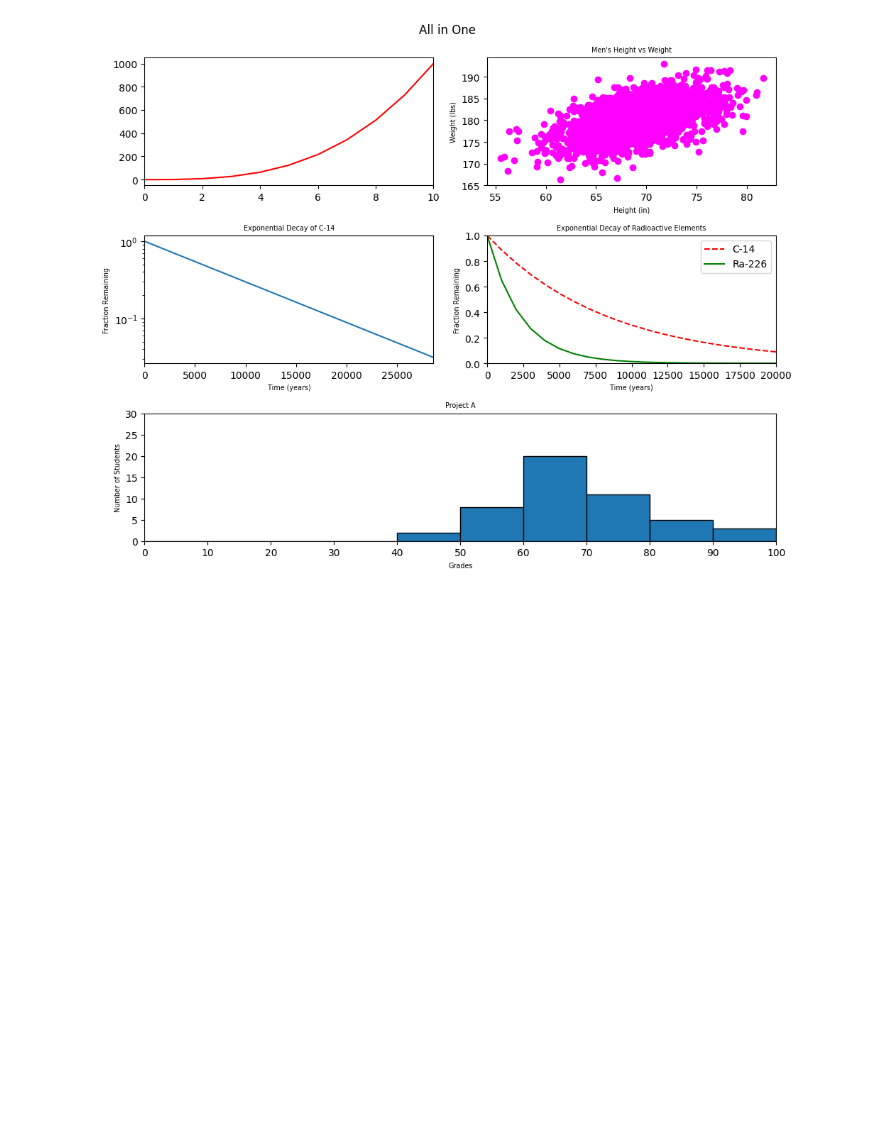
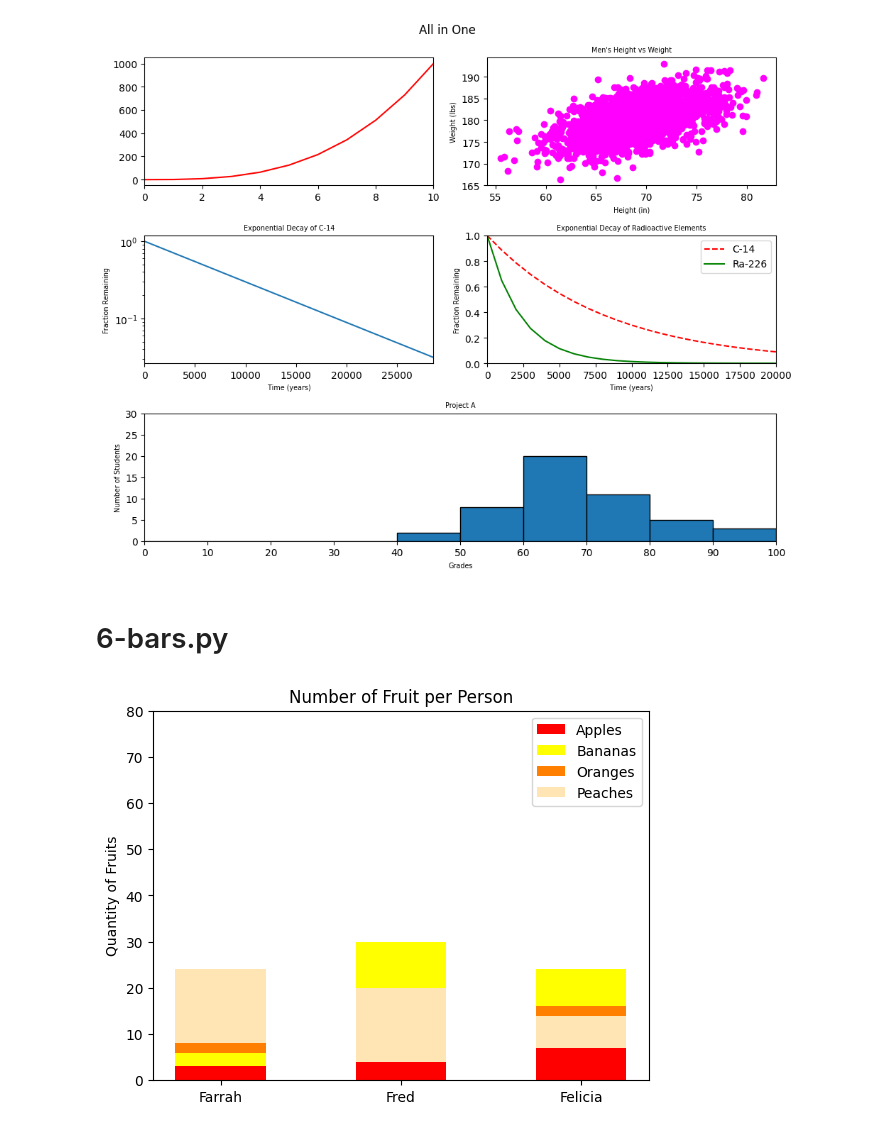
Before and after one commit to JCox924/atlas-machine_learning, a Jupyter notebook: math/plotting/test.ipynb, the cells around one changed output. Cells and saved outputs as stored; diff of their text form; code cells hidden in the pictures; blank space fills up the shorter version.

Commit message:
add final plot file

```diff
--- a/math/plotting/test.ipynb
+++ b/math/plotting/test.ipynb
@@ -203,3 +203,43 @@ def all_in_one():
 all_in_one()
 # %% [output]
 [figure]
+# %% [markdown]
+# 6-bars.py
+# %%
+#!/usr/bin/env python3
+import numpy as np
+import matplotlib.pyplot as plt
+
+def bars():
+    np.random.seed(5)
+    fruit = np.random.randint(0, 20, (4,3))
+    plt.figure(figsize=(6.4, 4.8))
+
+    names = ['Farrah', 'Fred', 'Felicia']
+
+    colors = ['#FF0000', '#FFFF00', '#FF8000', '#FFE5B4']
+
+    labels = ['Apples', 'Bananas', 'Oranges', 'Peaches']
+
+    width = 0.5
+
+    indices = np.arange(len(names))
+
+    floor = np.zeros(len(names))
+
+    for i in range(fruit.shape[0]):
+        plt.bar(indices, fruit[i], width=width, bottom=floor, color=colors[i], label=labels[i])
+        floor = fruit[i]
+
+    plt.ylabel('Quantity of Fruits')
+    plt.title('Number of Fruit per Person')
+    plt.xticks(indices, names)
+    plt.yticks(np.arange(0, 81, 10))
+    plt.ylim(0, 80)
+
+    plt.legend(loc=1)
+    plt.show()
+
+bars()
+# %% [output]
+[figure, added]
```
Also changed, not shown: 1 other file.
